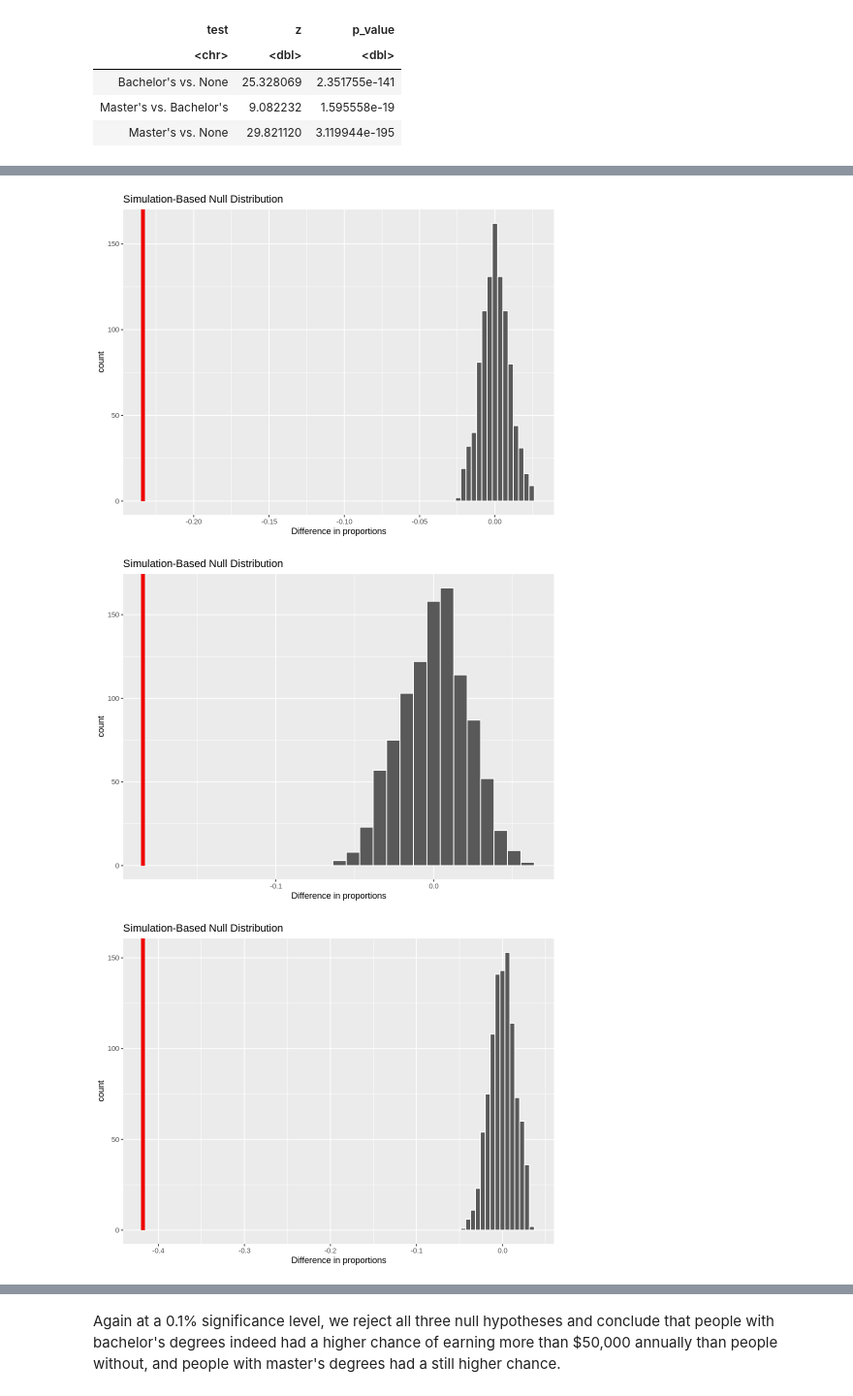
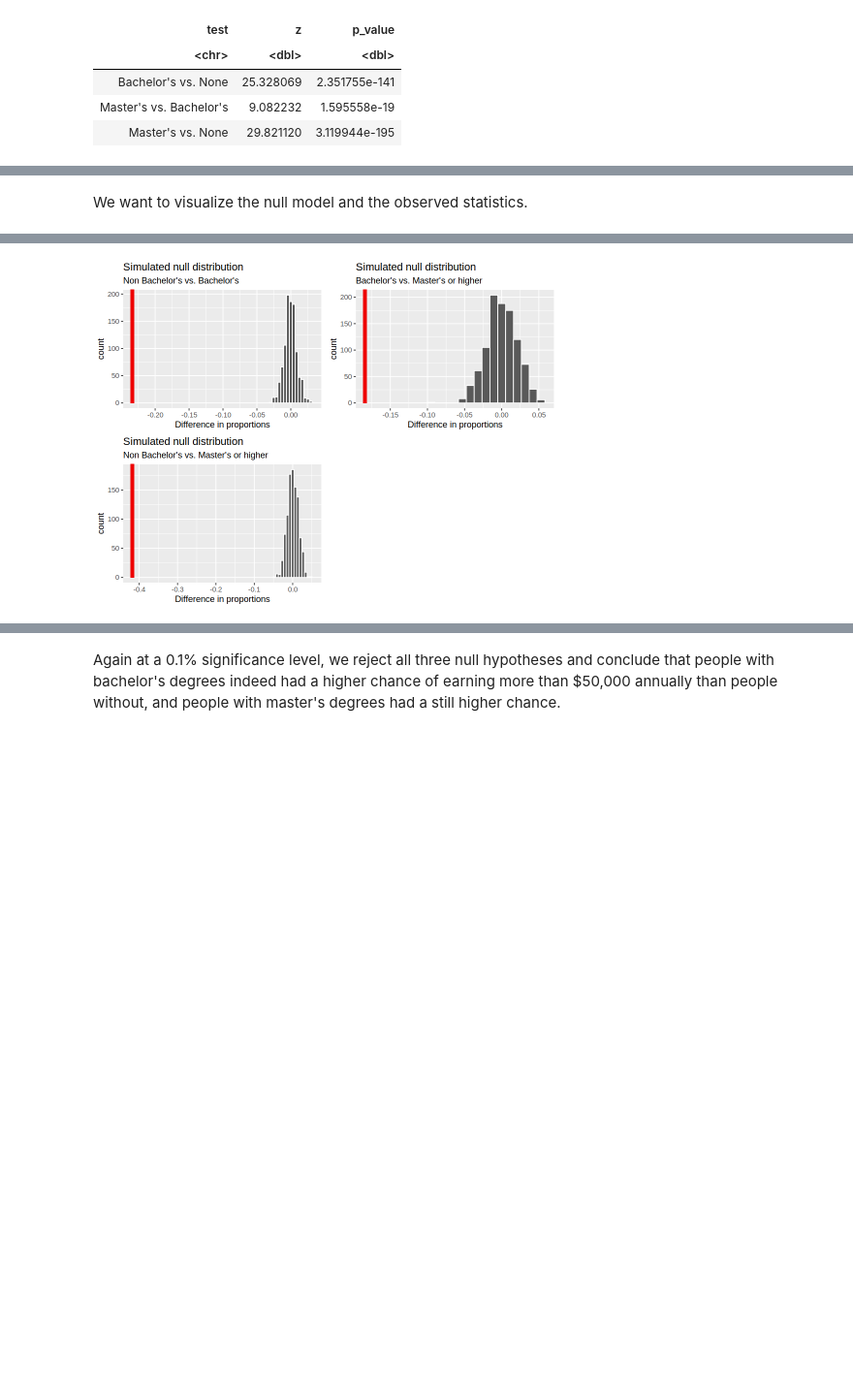
Before and after one commit to Julian-UBC/project-32, a Jupyter notebook: education_income.ipynb, the cells around one changed output, grey strips where cells are left out. Shown at 97% size. Drawn from its saved outputs; the diff is of its cells as text; code cells hidden in the pictures; blank space fills up the shorter version.

```diff
--- a/education_income.ipynb
+++ b/education_income.ipynb
@@ -425,0 +347,16 @@ A infer: 6 × 2
+# %%
+# observed statistics
+non_bachelor_bachelor_diff <- sample_statistics$prop[1] - sample_statistics$prop[2]
+bachelor_master_diff <- sample_statistics$prop[2] - sample_statistics$prop[3]
+non_bachelor_master_diff <- sample_statistics$prop[1] - sample_statistics$prop[3]
+# %%
+set.seed(812)
+
+# bootstrapping distribution
+null_model_non_bachelor_bachelor <- null_model(data1, "No Bachelor's", "Bachelor's")
+null_model_bachelor_master <- null_model(data2, "Bachelor's", "Master's or higher")
+null_model_non_bachelor_master <- null_model(data3, "No Bachelor's", "Master's or higher")
+
+head(null_model_non_bachelor_bachelor)
+head(null_model_bachelor_master)
+head(null_model_bachelor_master)
@@ -426,23 +396,26 @@ A infer: 6 × 2
+# %% [markdown]
+We want to visualize the null model and the observed statistics.
 # %%
 non_bachelor_bachelor_plot <-
     null_model_non_bachelor_bachelor %>%
     visualize() +
     shade_p_value(obs_stat = non_bachelor_bachelor_diff, direction = "left") +
-    xlab("Difference in proportions")
+    xlab("Difference in proportions") +
+    ggtitle("Simulated null distribution", subtitle = "Non Bachelor's vs. Bachelor's")
 
 bachelor_master_plot <-
     null_model_bachelor_master %>%
     visualize() +
     shade_p_value(obs_stat = bachelor_master_diff, direction = "left") +
-    xlab("Difference in proportions")
+    xlab("Difference in proportions") +
+    ggtitle("Simulated null distribution", subtitle = "Bachelor's vs. Master's or higher")
 
 non_bachelor_master_plot <-
     null_model_non_bachelor_master %>%
     visualize() +
     shade_p_value(obs_stat = non_bachelor_master_diff, direction = "left") +
-    xlab("Difference in proportions")
+    xlab("Difference in proportions") +
+    ggtitle("Simulated null distribution", subtitle = "Non Bachelor's vs. Master's or higher")
 
-non_bachelor_bachelor_plot
-bachelor_master_plot
-non_bachelor_master_plot
+grid.arrange(non_bachelor_bachelor_plot, bachelor_master_plot, non_bachelor_master_plot, ncol=2)
 # %% [output]
@@ -449,3 +428 @@ non_bachelor_master_plot
-[figure, old version]
+[figure, new version]
-[figure, removed]
-[figure, removed]
```
Also changed, not shown: parts of 21 cells of this notebook.
